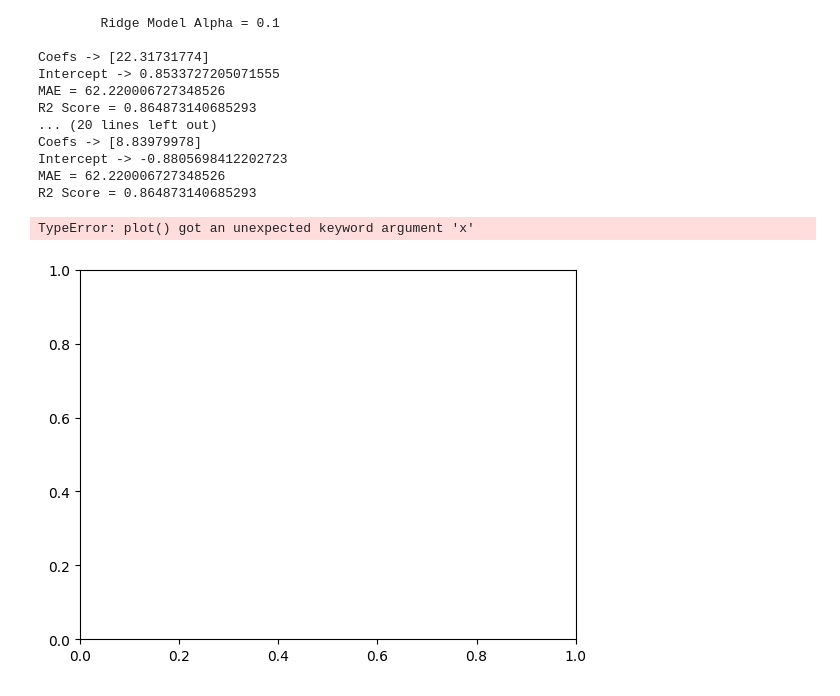
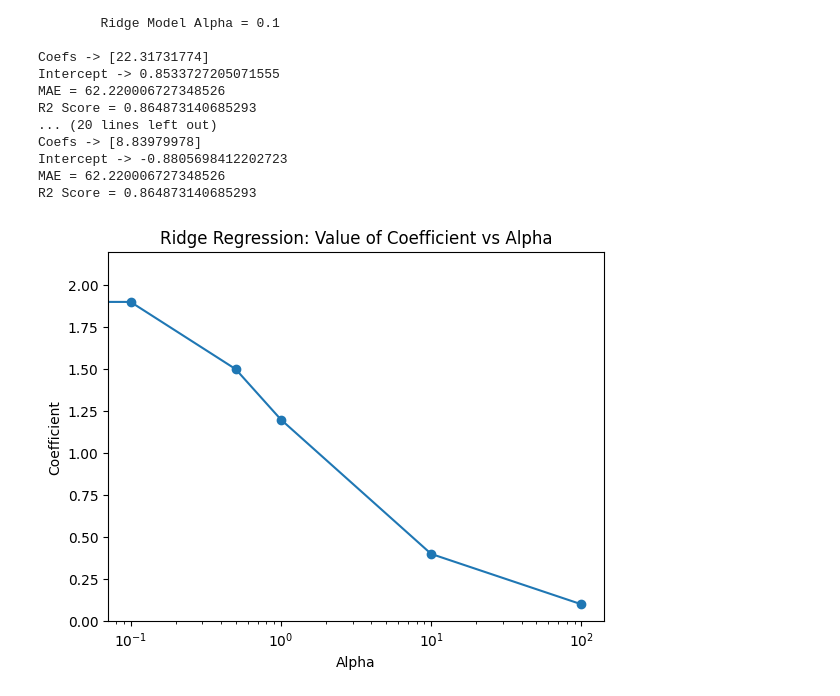
Before and after one commit to PradhumanSoni/Learn_ML, a Jupyter notebook: practice.ipynb, the cells around one changed output. Cells and saved outputs as stored; diff of their text form; code cells hidden in the pictures.

```diff
--- a/practice.ipynb
+++ b/practice.ipynb
@@ -71,12 +71,11 @@ R2 Score = 0.864873140685293
 # %%
 import matplotlib.pyplot as plt
 
-plt.plot(x_vals, coefs, marker='o')
+plt.plot([0, 0.1 , 0.5 , 1 , 10 , 100], coefs, marker='o')
 plt.xscale('log')
 plt.xlabel('Alpha')
-plt.ylabel('Coefficients')
-plt.title('Ridge Regression: Coefficients vs Alpha')
+plt.ylabel('Coefficient')
+plt.title('Ridge Regression: Value of Coefficient vs Alpha')
 plt.show()
 # %% [output]
-TypeError: plot() got an unexpected keyword argument 'x'
-[figure, old version]
+[figure, new version]
```
Also changed, not shown: parts of 3 cells of this notebook.
